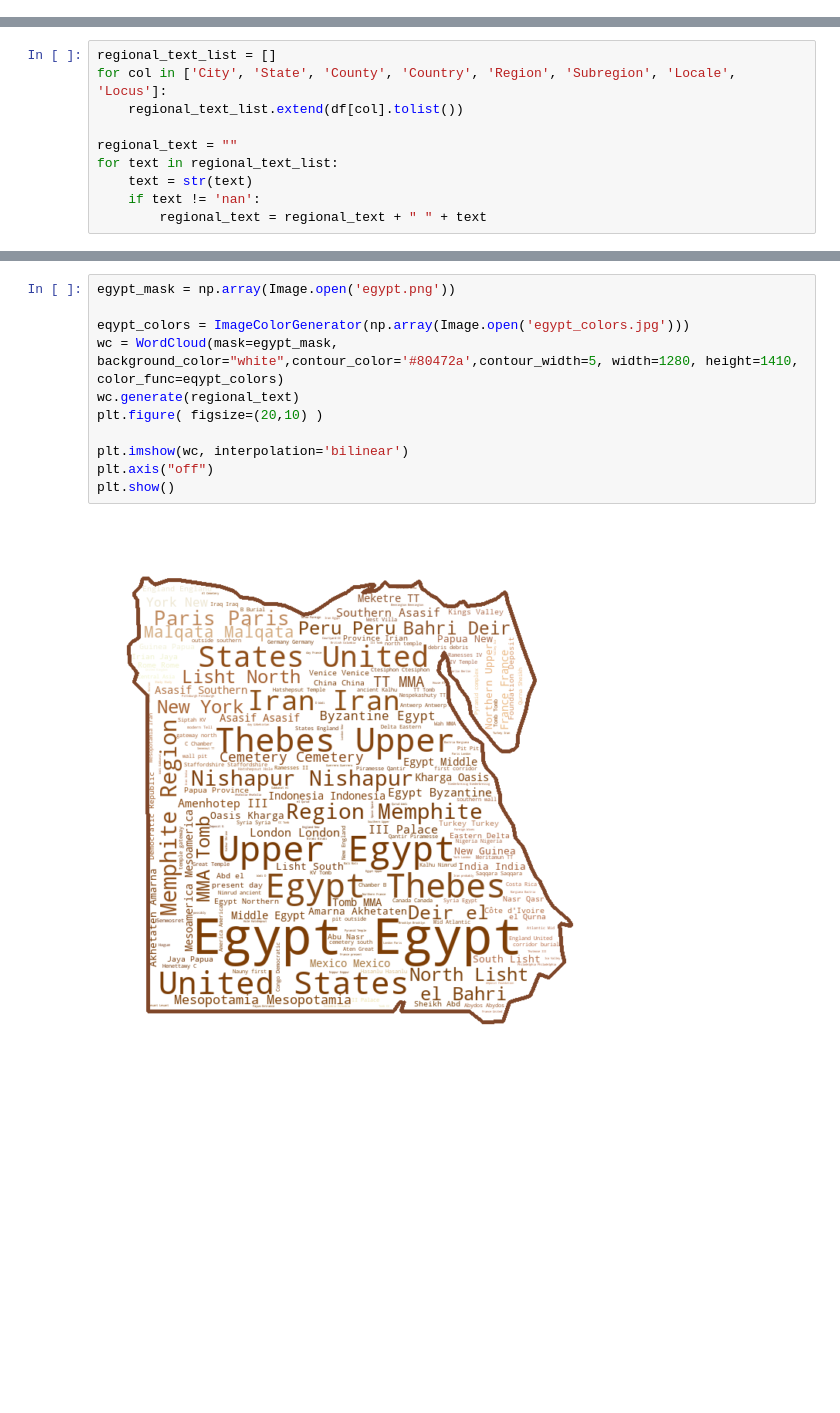
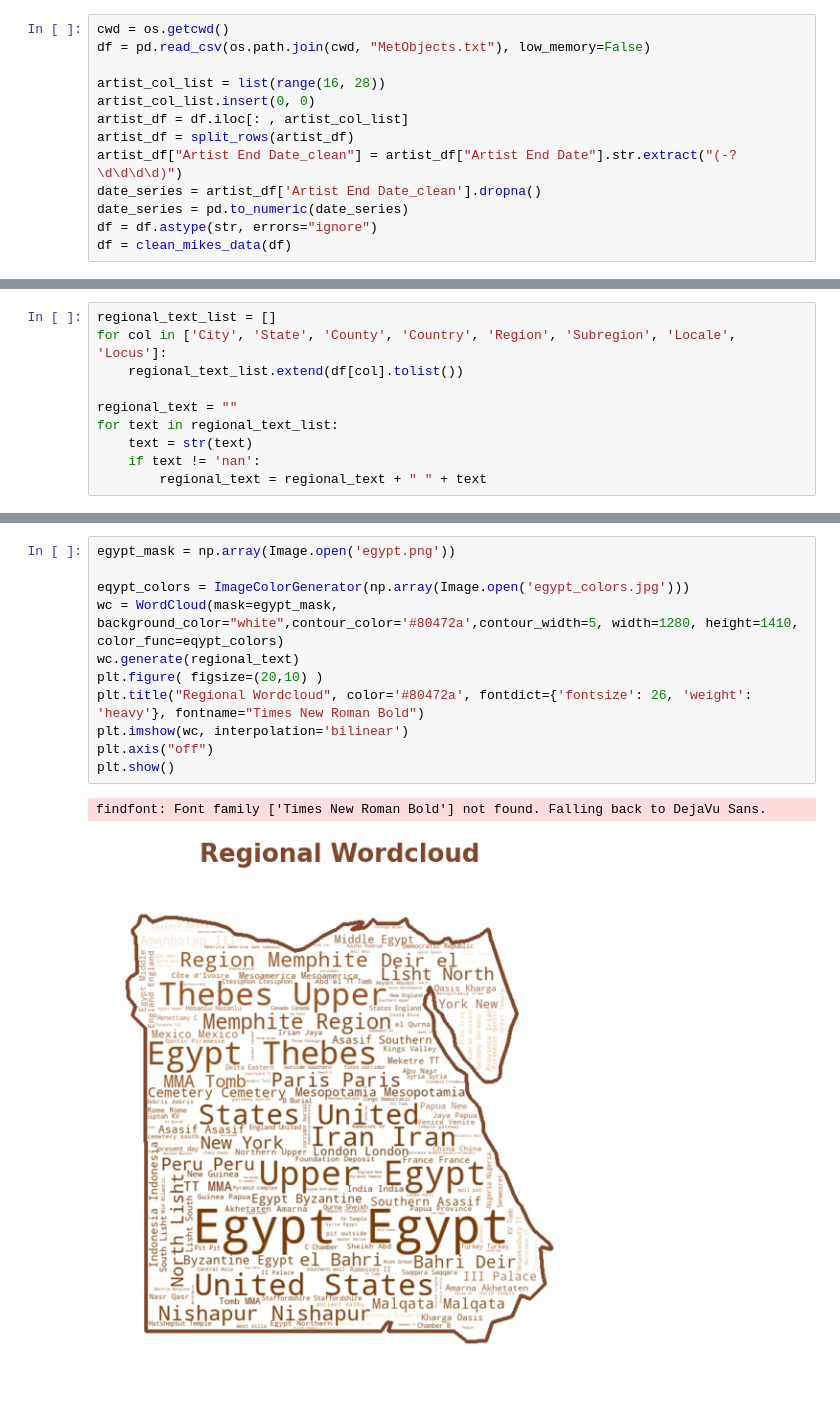
Before and after one commit to agraham85/metmuseum-datamining, a Jupyter notebook: mike_visuals.ipynb, the cells around one changed output, grey strips where cells are left out. Cells and saved outputs as stored; diff of their text form; blank space fills up the shorter version.

Commit message:
mike presentation visuals finished

```diff
--- a/mike_visuals.ipynb
+++ b/mike_visuals.ipynb
@@ -31,0 +23,13 @@ df = clean_mikes_data(df)
+# %%
+cwd = os.getcwd()
+df = pd.read_csv(os.path.join(cwd, "MetObjects.txt"), low_memory=False)
+
+artist_col_list = list(range(16, 28))
+artist_col_list.insert(0, 0)
+artist_df = df.iloc[: , artist_col_list]
+artist_df = split_rows(artist_df)
+artist_df["Artist End Date_clean"] = artist_df["Artist End Date"].str.extract("(-?\d\d\d\d)")
+date_series = artist_df['Artist End Date_clean'].dropna()
+date_series = pd.to_numeric(date_series)
+df = df.astype(str, errors="ignore")
+df = clean_mikes_data(df)
@@ -42,13 +56,14 @@ for text in regional_text_list:
 # %%
 egypt_mask = np.array(Image.open('egypt.png'))
 
 eqypt_colors = ImageColorGenerator(np.array(Image.open('egypt_colors.jpg')))
 wc = WordCloud(mask=egypt_mask, background_color="white",contour_color='#80472a',contour_width=5, width=1280, height=1410, color_func=eqypt_colors)
 wc.generate(regional_text)
 plt.figure( figsize=(20,10) )
-
+plt.title("Regional Wordcloud", color='#80472a', fontdict={'fontsize': 26, 'weight': 'heavy'}, fontname="Times New Roman Bold")
 plt.imshow(wc, interpolation='bilinear')
 plt.axis("off")
 plt.show()
 # %% [output]
+findfont: Font family ['Times New Roman Bold'] not found. Falling back to DejaVu Sans.
-[figure, old version]
+[figure, new version]
```
Also changed, not shown: parts of 13 cells of this notebook, 9 other files.
